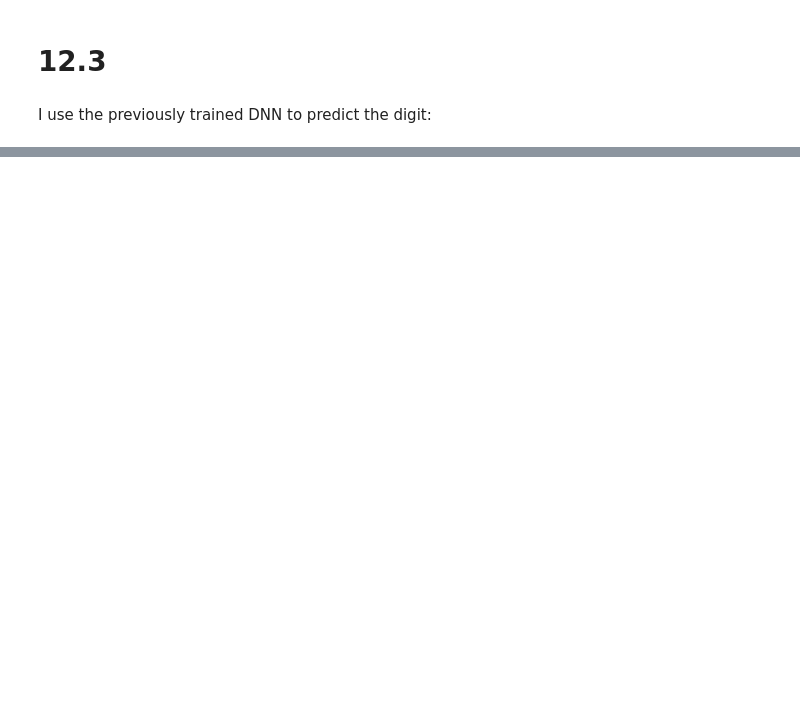
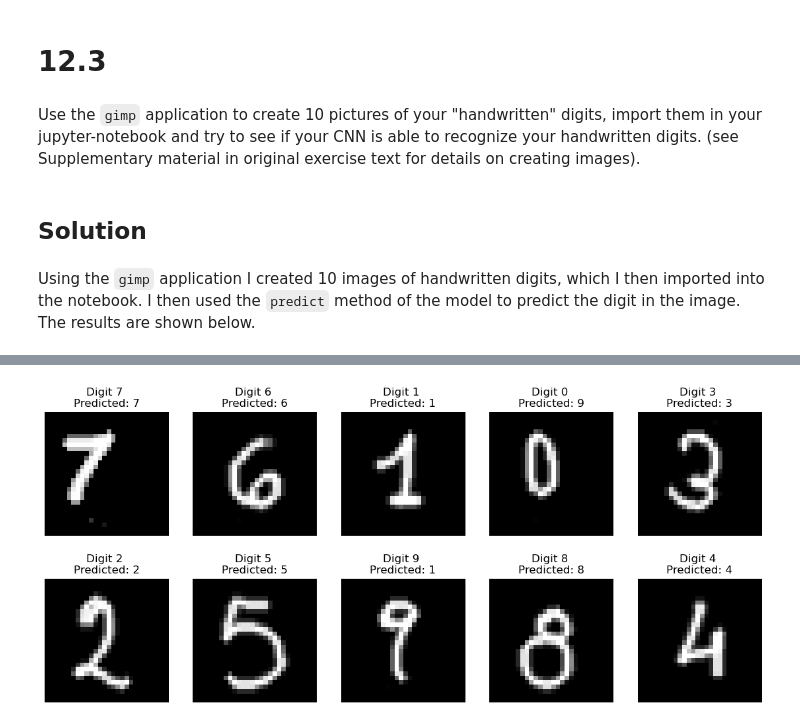
Before and after one commit to tommasoperitoree/Numerical_Simulation_Laboratory, a Jupyter notebook: LSN_12/LSN_12.2-3.ipynb, the cells around one changed output, grey strips where cells are left out. Cells and saved outputs as stored; diff of their text form; code cells hidden in the pictures; blank space fills up the shorter version.

Commit message:
lesson 9 pictures upload

```diff
--- a/LSN_12/LSN_12.2-3.ipynb
+++ b/LSN_12/LSN_12.2-3.ipynb
@@ -274,15 +219,6 @@ print(data.shape)
-# %% [markdown]
-I use the previously trained DNN to predict the digit:
-# %%
-print(data.shape)
-data = data.reshape(1,xdim*ydim)
-print(data.shape)
-pred_0 = model_DNN.predict(data)
-
-data = data.reshape(xdim,ydim)
-
-plt.figure(figsize=(5, 5))
-plt.imshow(data, cmap='gray')
-plt.title("Digit predicted:    {}".format(np.argmax(pred_0)))
-plt.axis('off')
-plt.show()
+# %% [markdown]
+Use the `gimp` application to create 10 pictures of your "handwritten" digits, import them in your jupyter-notebook and try to see if your CNN is able to recognize your handwritten digits. (see Supplementary material in original exercise text for details on creating images).
+# %% [markdown]
+## Solution
+# %% [markdown]
+Using the `gimp` application I created 10 images of handwritten digits, which I then imported into the notebook. I then used the `predict` method of the model to predict the digit in the image. The results are shown below.
@@ -288,0 +257,21 @@ plt.show()
+# %%
+num_cols = 5
+num_rows = int(np.ceil(len(data_list) / num_cols))
+
+plt.figure(figsize=(14, 3*num_rows))
+
+for i, data in enumerate(data_list):
+   # Reshape data for prediction
+   data = data.reshape(1, img_rows, img_cols, 1)
+   prediction = model_CDNN.predict(data)
+   # Reshape data for plotting
+   data = data.reshape(img_rows, img_cols)
+   # Plot with prediction
+   ax = plt.subplot(num_rows, num_cols, i + 1)
+   plt.imshow(data, cmap='gray')
+   plt.title(f"Digit {data_values[i]} \nPredicted: {np.argmax(prediction)}")
+   plt.axis('off')
+
+plt.subplots_adjust(hspace=0.2, wspace=0.2)
+plt.show()
+# %% [output]
@@ -288,0 +288 @@ plt.show()
+[figure, added]
```
Also changed, not shown: parts of 26 cells of this notebook, 12 other files.
